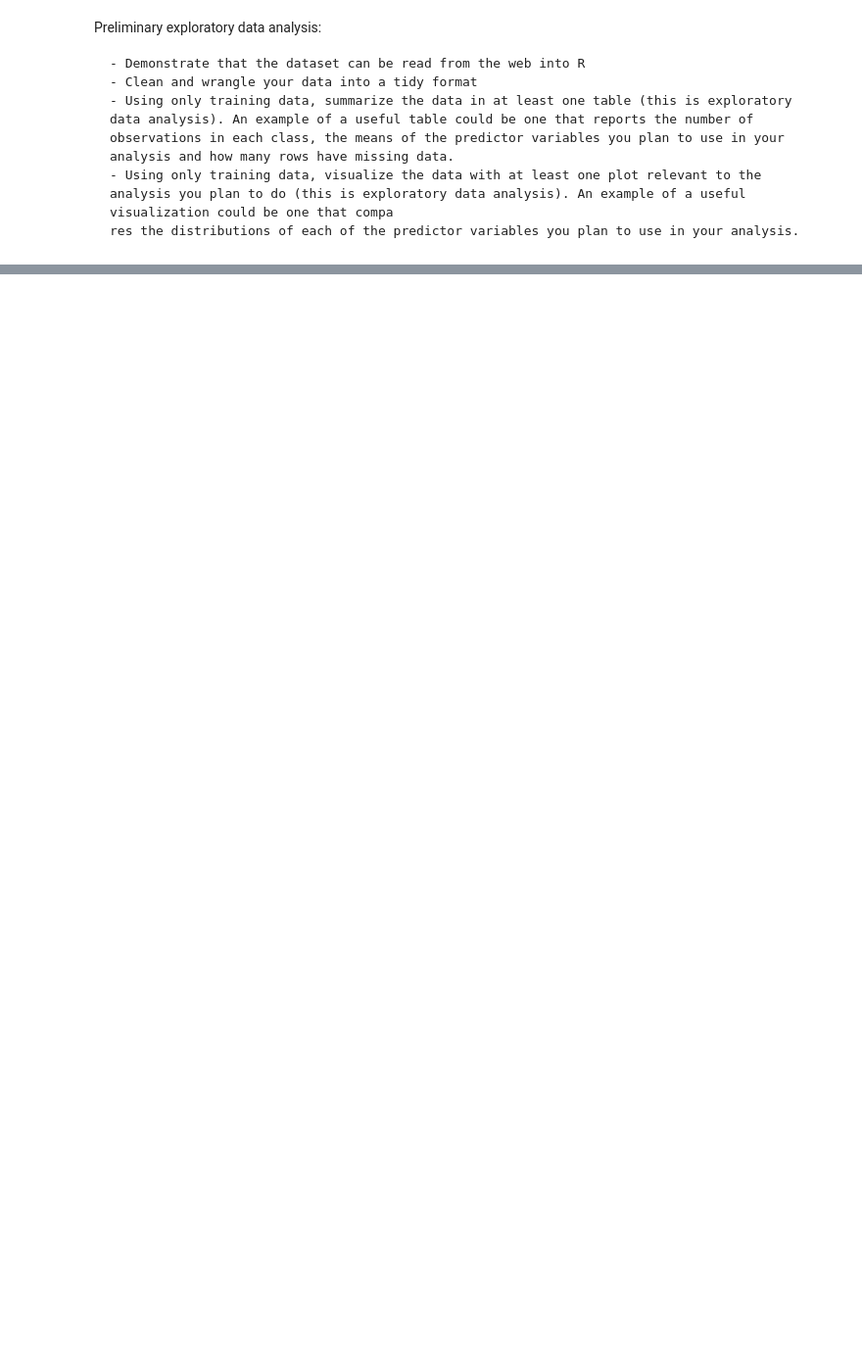
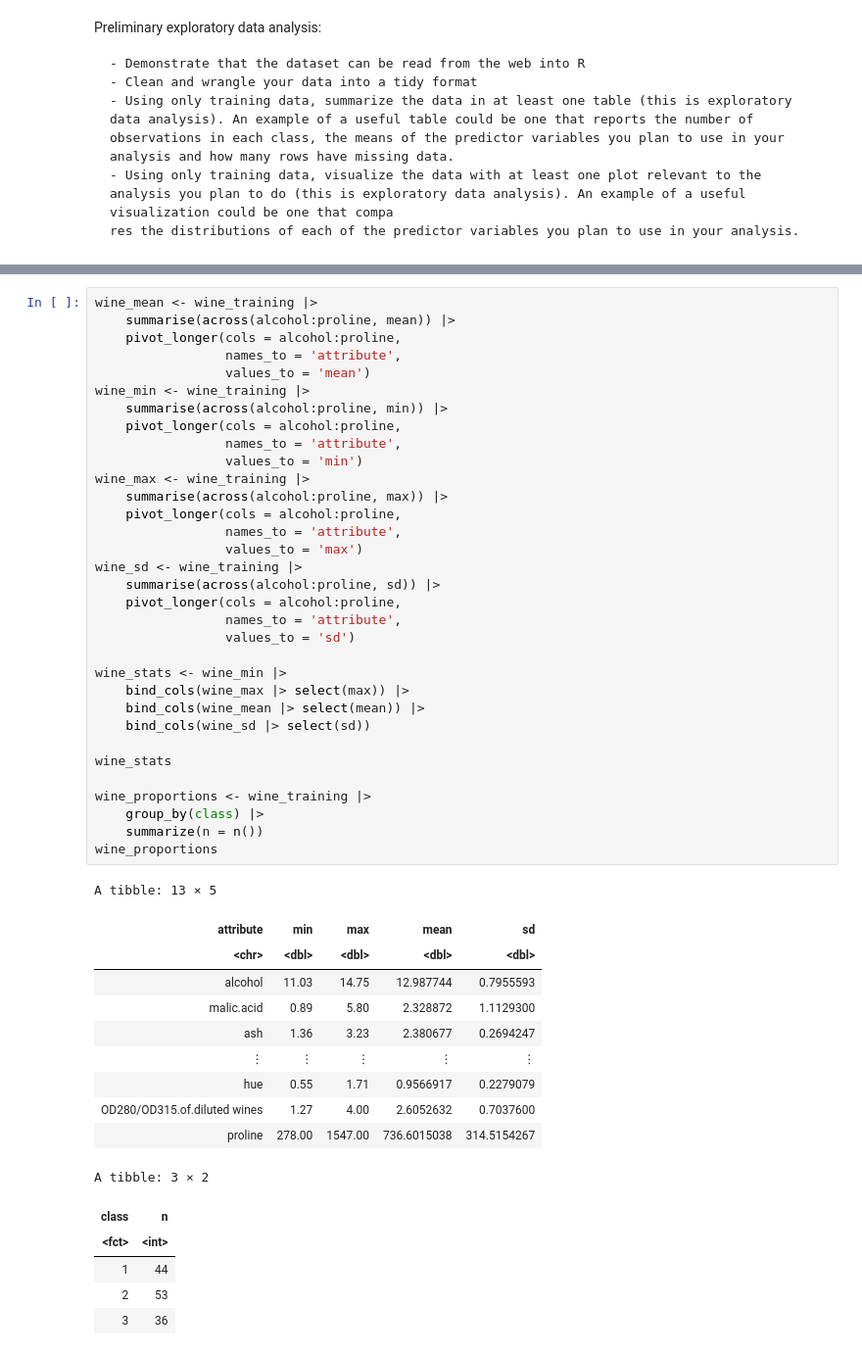
Before and after one commit to a-nguyen-1/DSCI100Project-Group117, a Jupyter notebook: gpp-Anne.ipynb, the cells around one changed output, grey strips where cells are left out. Shown: that part at 98% size. Saved outputs shown, nothing was run; the diff lists cells and outputs as text; blank space fills up the shorter version.

```diff
--- a/gpp-Anne.ipynb
+++ b/gpp-Anne.ipynb
@@ -56,3 +66,53 @@ A tibble: 1 × 13
+# %%
+wine_mean <- wine_training |>
+    summarise(across(alcohol:proline, mean)) |>
+    pivot_longer(cols = alcohol:proline,
+                 names_to = 'attribute',
+                 values_to = 'mean')
+wine_min <- wine_training |>
+    summarise(across(alcohol:proline, min)) |>
+    pivot_longer(cols = alcohol:proline,
+                 names_to = 'attribute',
+                 values_to = 'min')
+wine_max <- wine_training |>
+    summarise(across(alcohol:proline, max)) |>
+    pivot_longer(cols = alcohol:proline,
+                 names_to = 'attribute',
+                 values_to = 'max')
+wine_sd <- wine_training |>
+    summarise(across(alcohol:proline, sd)) |>
+    pivot_longer(cols = alcohol:proline,
+                 names_to = 'attribute',
+                 values_to = 'sd')
+
+wine_stats <- wine_min |>
+    bind_cols(wine_max |> select(max)) |>
+    bind_cols(wine_mean |> select(mean)) |>
+    bind_cols(wine_sd |> select(sd))
+
+wine_stats
+
+wine_proportions <- wine_training |>
+    group_by(class) |>
+    summarize(n = n())
+wine_proportions
+# %% [output]
+A tibble: 13 × 5
+| attribute | min | max | mean | sd |
+| <chr> | <dbl> | <dbl> | <dbl> | <dbl> |
+| alcohol | 11.03 | 14.75 | 12.987744 | 0.7955593 |
+| malic.acid | 0.89 | 5.80 | 2.328872 | 1.1129300 |
+| ash | 1.36 | 3.23 | 2.380677 | 0.2694247 |
+| ⋮ | ⋮ | ⋮ | ⋮ | ⋮ |
+| hue | 0.55 | 1.71 | 0.9566917 | 0.2279079 |
+| OD280/OD315.of.diluted wines | 1.27 | 4.00 | 2.6052632 | 0.7037600 |
+| proline | 278.00 | 1547.00 | 736.6015038 | 314.5154267 |
+A tibble: 3 × 2
+| class | n |
+| <fct> | <int> |
+| 1 | 44 |
+| 2 | 53 |
+| 3 | 36 |
 # %%
 
 options(repr.plot.width = 15, repr.plot.height = 10)
```
Also changed, not shown: parts of 4 cells of this notebook.
